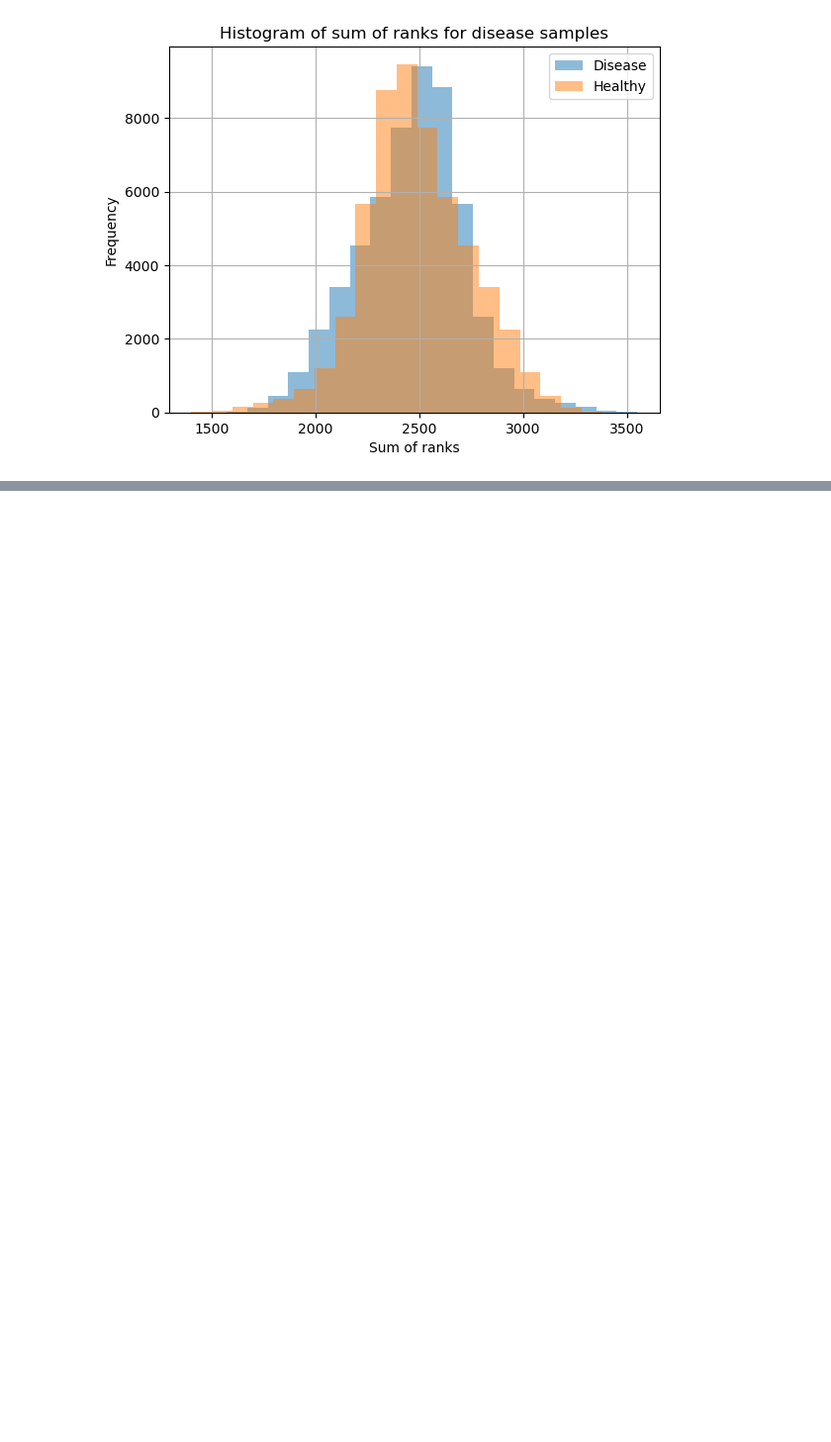
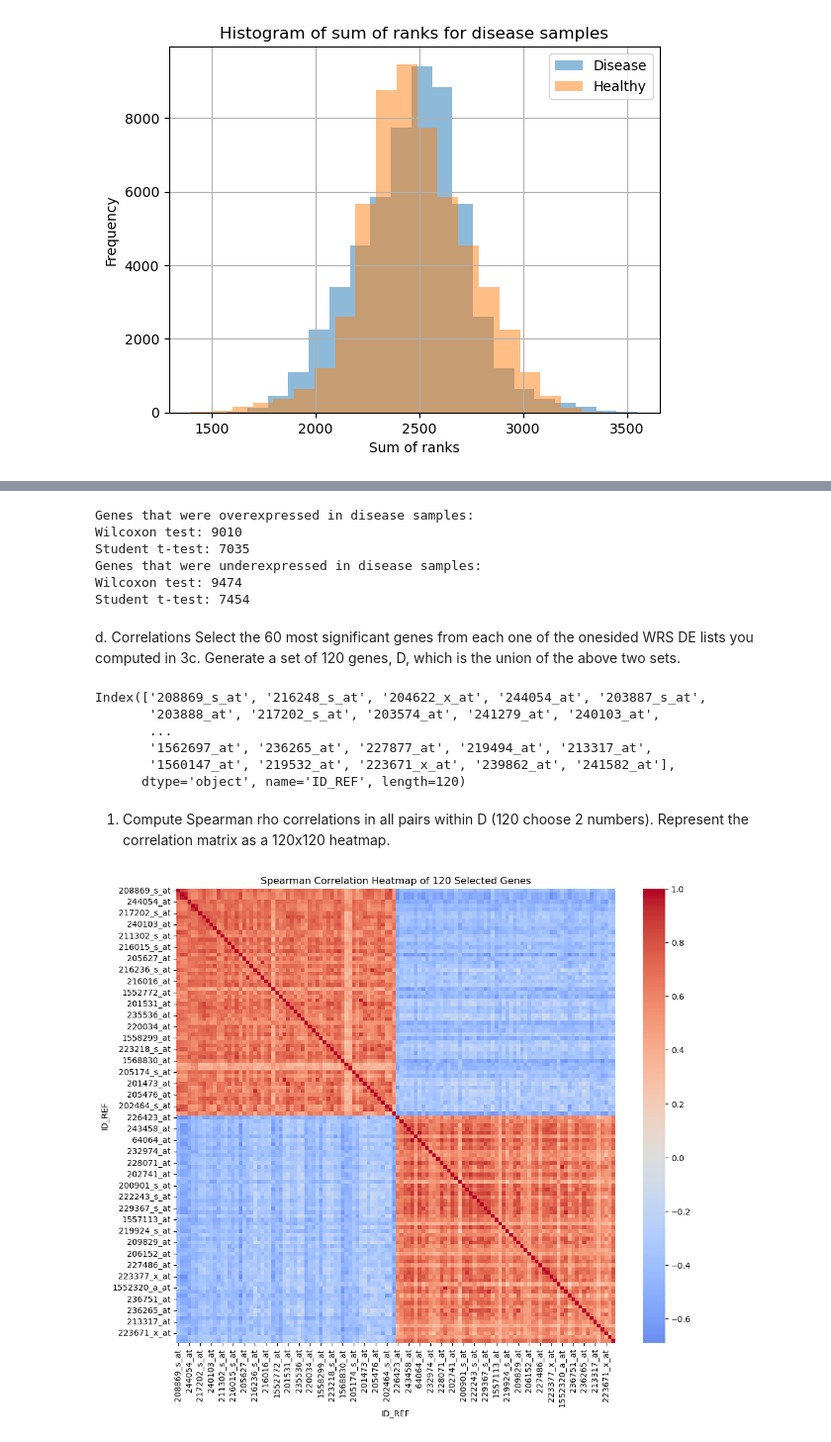
Before and after one commit to matanyaw9/iml_project, a Jupyter notebook: part_1.ipynb, the cells around one changed output, grey strips where cells are left out. Shown at 99% size. Drawn from its saved outputs; the diff is of its cells as text; code cells hidden in the pictures; blank space fills up the shorter version.

```diff
--- a/part_1.ipynb
+++ b/part_1.ipynb
@@ -232,0 +278,50 @@ plt.show()
+# %%
+genes_overexpressed_in_disease_wilcoxon = p_values[p_values['p_wilcoxon_disease_greater'] < 0.05].index
+genes_overexpressed_in_disease_ttest = p_values[p_values['p_ttest_disease_greater'] < 0.05].index
+genes_underexpressed_in_disease_wilcoxon = p_values[p_values['p_wilcoxon_healthy_greater'] < 0.05].index
+genes_underexpressed_in_disease_ttest = p_values[p_values['p_ttest_healthy_greater'] < 0.05].index
+
+print(f"Genes that were overexpressed in disease samples: ")
+print(f"Wilcoxon test: {len(genes_overexpressed_in_disease_wilcoxon)}")
+print(f"Student t-test: {len(genes_overexpressed_in_disease_ttest)}")
+
+print(f"Genes that were underexpressed in disease samples: ")
+print(f"Wilcoxon test: {len(genes_underexpressed_in_disease_wilcoxon)}")
+print(f"Student t-test: {len(genes_underexpressed_in_disease_ttest)}")
+# %% [output]
+Genes that were overexpressed in disease samples:
+Wilcoxon test: 9010
+Student t-test: 7035
+Genes that were underexpressed in disease samples:
+Wilcoxon test: 9474
+Student t-test: 7454
+# %% [markdown]
+d. Correlations
+Select the 60 most significant genes from each one of the onesided
+WRS DE lists you computed in 3c. Generate a set of 120
+genes, D, which is the union of the above two sets.
+# %%
+most_significant_genes_overexpressed = p_values.loc[genes_overexpressed_in_disease_wilcoxon].sort_values(by='p_wilcoxon_disease_greater').index[:60]
+most_significant_genes_underexpressed = p_values.loc[genes_underexpressed_in_disease_wilcoxon].sort_values(by='p_wilcoxon_healthy_greater').index[:60]
+most_significant_genes = most_significant_genes_overexpressed.union(most_significant_genes_underexpressed, sort=False)
+most_significant_genes
+# %% [output]
+Index(['208869_s_at', '216248_s_at', '204622_x_at', '244054_at', '203887_s_at',
+       '203888_at', '217202_s_at', '203574_at', '241279_at', '240103_at',
+       ...
+       '1562697_at', '236265_at', '227877_at', '219494_at', '213317_at',
+       '1560147_at', '219532_at', '223671_x_at', '239862_at', '241582_at'],
+      dtype='object', name='ID_REF', length=120)
+# %% [markdown]
+1) Compute Spearman rho correlations in all pairs within D (120
+choose 2 numbers). Represent the correlation matrix as a 120x120
+heatmap.
+# %%
+corr_matrix = cleaned_df.loc[most_significant_genes].T.corr(method='spearman')
+
+plt.figure(figsize=(12, 10))
+sns.heatmap(corr_matrix, cmap='coolwarm', center=0)
+plt.title("Spearman Correlation Heatmap of 120 Selected Genes")
+plt.show()
+# %% [output]
+[figure, added]
```
Also changed, not shown: parts of 9 cells of this notebook, 1 other file.
